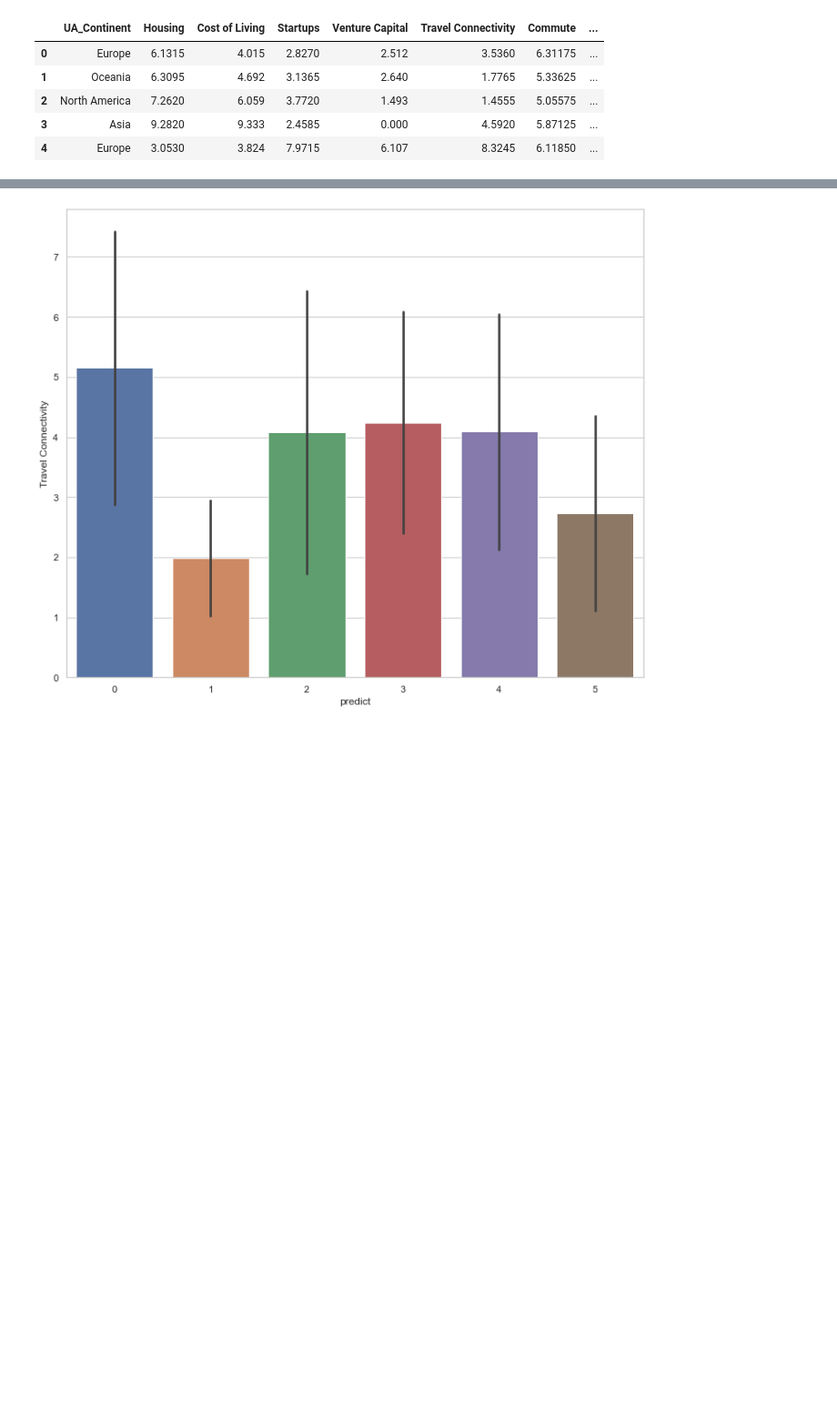
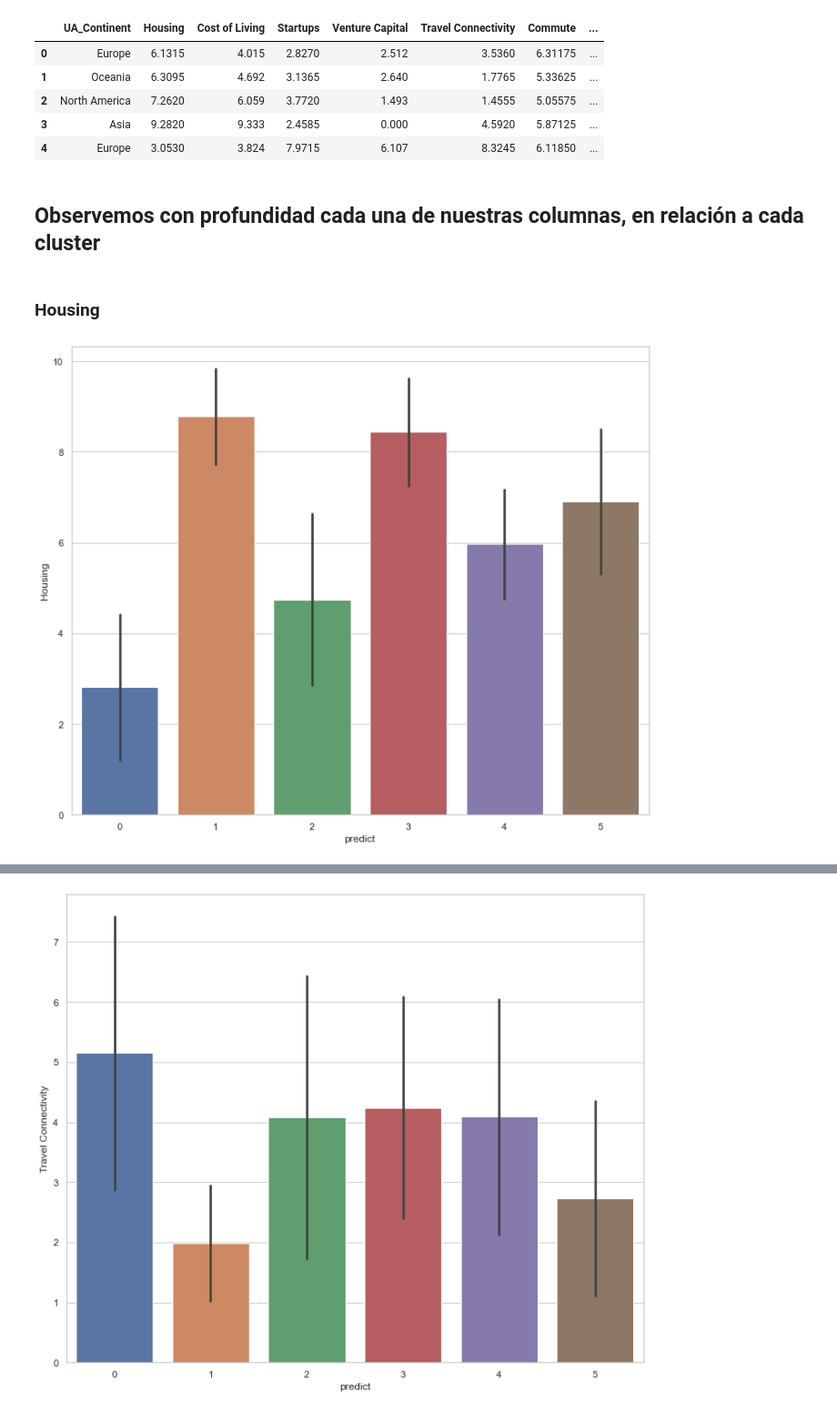
Before and after one commit to daniela-arias/Choose-to-live-better, a Jupyter notebook: Notebooks/PCA_Clusters_score.ipynb, the cells around one changed output, grey strips where cells are left out. Shown: that part at 91% size. Drawn from its saved outputs; the diff is of its cells as text; code cells hidden in the pictures; blank space fills up the shorter version.

```diff
--- a/Notebooks/PCA_Clusters_score.ipynb
+++ b/Notebooks/PCA_Clusters_score.ipynb
@@ -261,3 +251,11 @@ df.head()
 | 2 | North America | 7.2620 | 6.059 | 3.7720 | 1.493 | 1.4555 | 5.05575 | ... |
 | 3 | Asia | 9.2820 | 9.333 | 2.4585 | 0.000 | 4.5920 | 5.87125 | ... |
 | 4 | Europe | 3.0530 | 3.824 | 7.9715 | 6.107 | 8.3245 | 6.11850 | ... |
+# %% [markdown]
+## Observemos con profundidad cada una de nuestras columnas, en relación a cada cluster
+# %% [markdown]
+### Housing
+# %%
+barplot = sns.barplot(x="predict", y="Housing", data=df,ci="sd")
+# %% [output]
+[figure, added]
```
Also changed, not shown: parts of 44 cells of this notebook, 4 other files.
